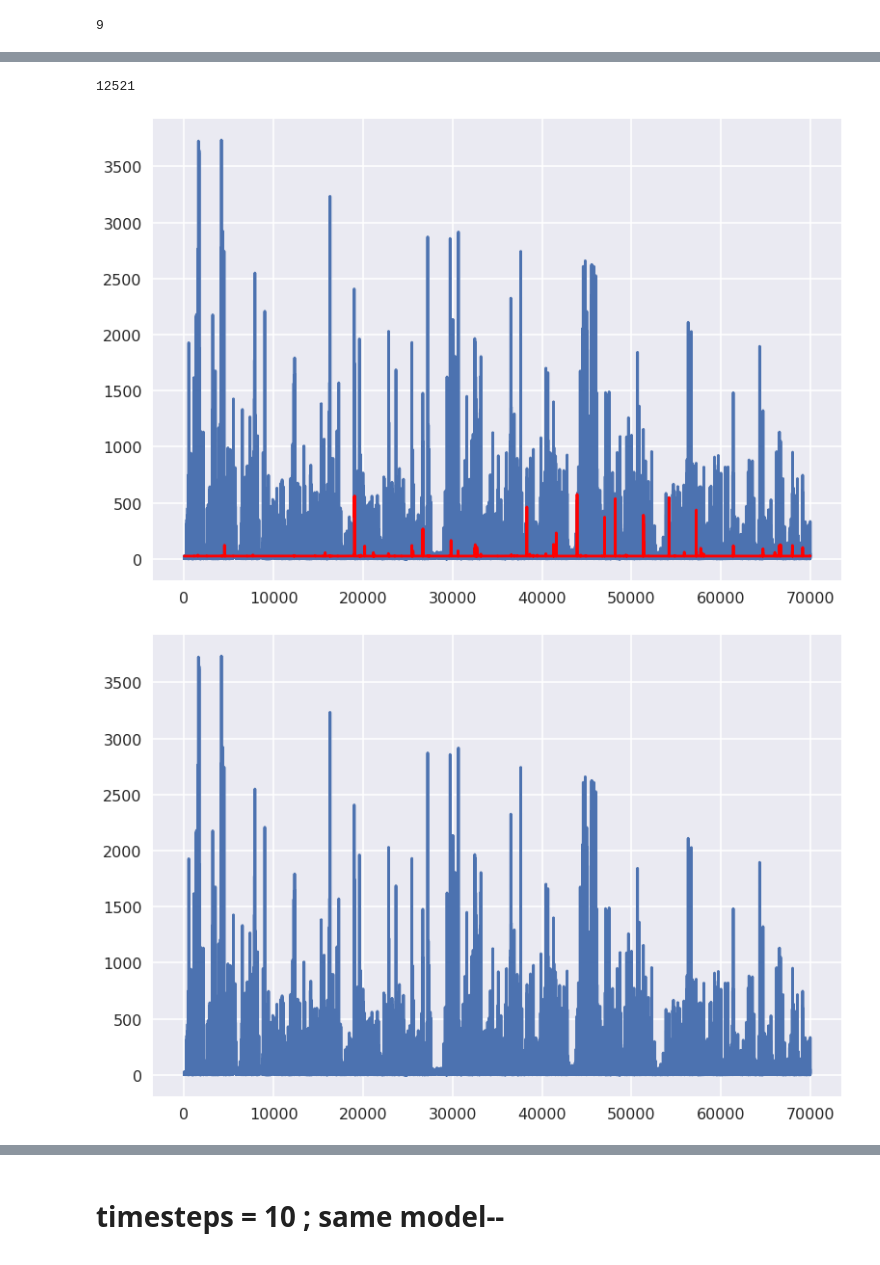
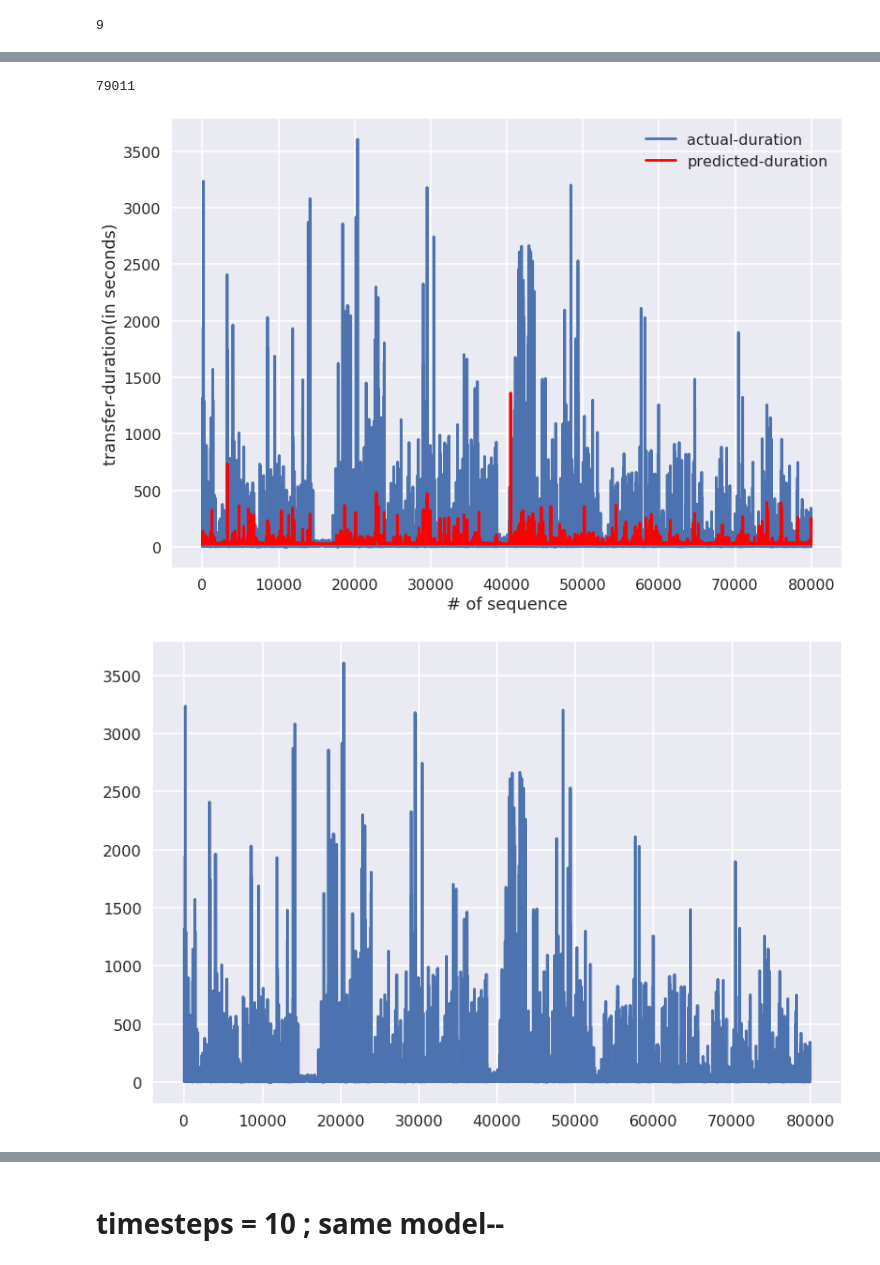
Before and after one commit to vyomshm/DeepAnomaly, a Jupyter notebook: abc.ipynb, the cells around one changed output, grey strips where cells are left out. Drawn from its saved outputs; the diff is of its cells as text; code cells hidden in the pictures.

Commit message:
a deeper model updated

```diff
--- a/abc.ipynb
+++ b/abc.ipynb
@@ -50,13 +53,16 @@ def plot_data_stats(rucio_data):
     cx= sns.countplot(x='dst-type', data=rucio_data)
     plt.show()
 
-def train_encoders(rucio_data):
+def train_encoders(rucio_data, use_cache=True):
 
-    if os.path.isfile('encoders/src.npy'):
-        print('using cached LabelEncoders for encoding data.....')
-        src_encoder,dst_encoder,scope_encoder,type_encoder,activity_encoder,protocol_encoder,t_endpoint_encoder=load_encoders()
+    if use_cache:
+        if os.path.isfile('encoders/src.npy'):
+            print('using cached LabelEncoders for encoding data.....')
+            src_encoder,dst_encoder,scope_encoder,type_encoder,activity_encoder,protocol_encoder,t_endpoint_encoder=load_encoders()
+        else:
+            print('NO cache found')
     else:
-        print('No cached LabelEncoders found!! training some new ones....')
+        print('No cached encoder ! Training some new ones....')
         src_encoder = LabelEncoder()
         dst_encoder = LabelEncoder()
         scope_encoder = LabelEncoder()
@@ -102,7 +108,7 @@ def load_encoders(path='encoders/'):
 
     return (src_encoder,dst_encoder,scope_encoder,type_encoder,activity_encoder,protocol_encoder,t_endpoint_encoder)
 
-def preprocess_data(rucio_data, encoders=None):
+def preprocess_data(rucio_data, use_cache=True):
 
     fields_to_drop = ['account','reason','checksum-adler','checksum-md5','guid','request-id','transfer-id','tool-id',
                       'transfer-link','name','previous-request-id','src-url','dst-url', 'Unnamed: 0']
@@ -133,7 +139,10 @@ def preprocess_data(rucio_data, encoders=None):
 
     # encode categorical data
 
-    src_encoder,dst_encoder,scope_encoder,type_encoder,activity_encoder,protocol_encoder,t_endpoint_encoder = train_encoders(rucio_data)
+    if use_cache==True:
+        src_encoder,dst_encoder,scope_encoder,type_encoder,activity_encoder,protocol_encoder,t_endpoint_encoder = train_encoders(rucio_data, use_cache=True)
+    else:
+        src_encoder,dst_encoder,scope_encoder,type_encoder,activity_encoder,protocol_encoder,t_endpoint_encoder = train_encoders(rucio_data, use_cache=False)
 
     rucio_data['src-rse'] = src_encoder.transform(rucio_data['src-rse'])
     rucio_data['dst-rse'] = dst_encoder.transform(rucio_data['dst-rse'])
@@ -151,11 +160,11 @@ def preprocess_data(rucio_data, encoders=None):
 
 # In[12]:
 
-def get_and_preprocess_data(path='data/atlas_rucio-events-2017.06.01.csv'):
+def get_and_preprocess_data(path='data/atlas_rucio-events-2017.06.01.csv', use_cache=True):
 
     rucio_data = pd.read_csv(path)
-    rucio_data = rucio_data[:700000]
-    rucio_data = preprocess_data(rucio_data)
+    rucio_data = rucio_data[:800000]
+    rucio_data = preprocess_data(rucio_data, use_cache=use_cache)
     durations = rucio_data['duration']
     rucio_data = rucio_data.drop(['duration'], axis=1)
     inputs = rucio_data.as_matrix()
@@ -230,7 +239,8 @@ def run_network(model=None,data=None, epochs=1,n_timesteps=30, batch=128):
 
             print('Training model...')
             training = model.fit(trainX, trainY, epochs=epochs, batch_size=batch,
-                                 validation_split=0.1, callbacks=[history], verbose=1)
+                                 validation_split=0.1, callbacks=[history,TQDMNotebookCallback(leave_inner=True)],
+                                 verbose=0)
 
             print("Training duration : {0}".format(time.time() - start_time))
             #score = model.evaluate(trainX, trainY, verbose=0)
@@ -529,5 +552,5 @@ Test Data shape:  (69997, 30, 10) (69997,)
 # %%
-training, data, model, losses = run_network(data=data, epochs=2, batch=1024,n_timesteps=30)
+training, data, model, losses = run_network(data=data, epochs=5, batch=1024,n_timesteps=30)
 trainX, trainY, testX, testY = data
 plot_losses(losses)
 # %% [output]
@@ -585,20 +601,23 @@ Train score MSE - 22920.227440 ; seconds = 151.394
 # %%
 print(len(np.unique(predictions)))
-plt.plot(testY)
-plt.plot(predictions, 'r')
+plt.plot(testY, label='actual-duration')
+plt.xlabel('# of sequence')
+plt.ylabel('transfer-duration(in seconds)')
+plt.plot(predictions, 'r', label='predicted-duration')
+plt.legend()
 plt.show()
 
 plt.plot(testY)
 plt.show()
 
 plt.plot(testY[1000:1500], 'y')
 plt.plot(predictions[1000:1500], 'g')
 plt.show()
 
 plt.plot(testY[:500])
 plt.plot(predictions[:500], 'r')
 plt.show()
 # %% [output]
-12521
+79011
-[figure, old version]
+[figure, new version]
-[figure, old version]
+[figure, new version]
```
Also changed, not shown: parts of 16 cells of this notebook, 3 other files.
